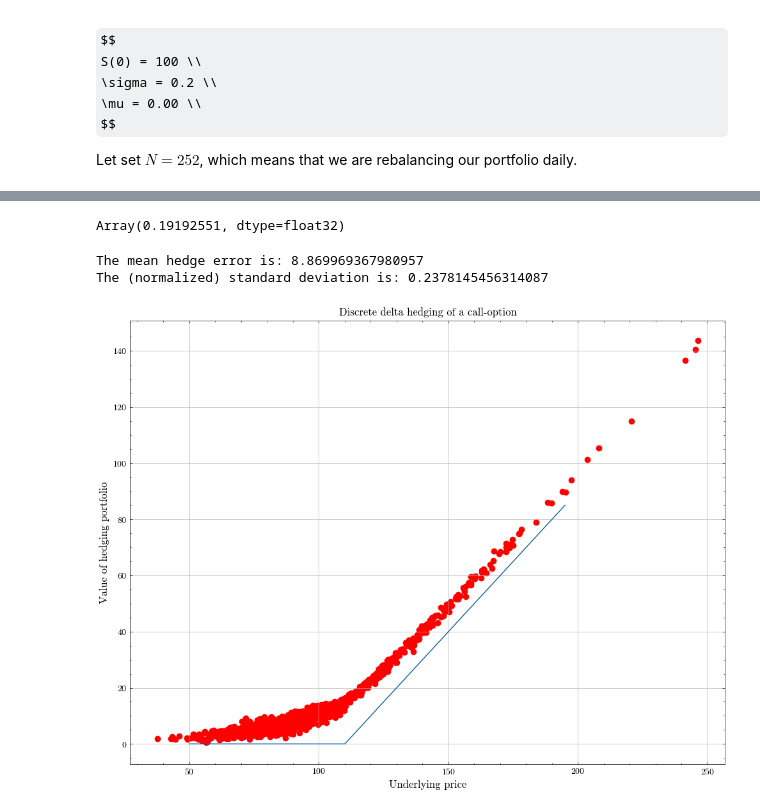
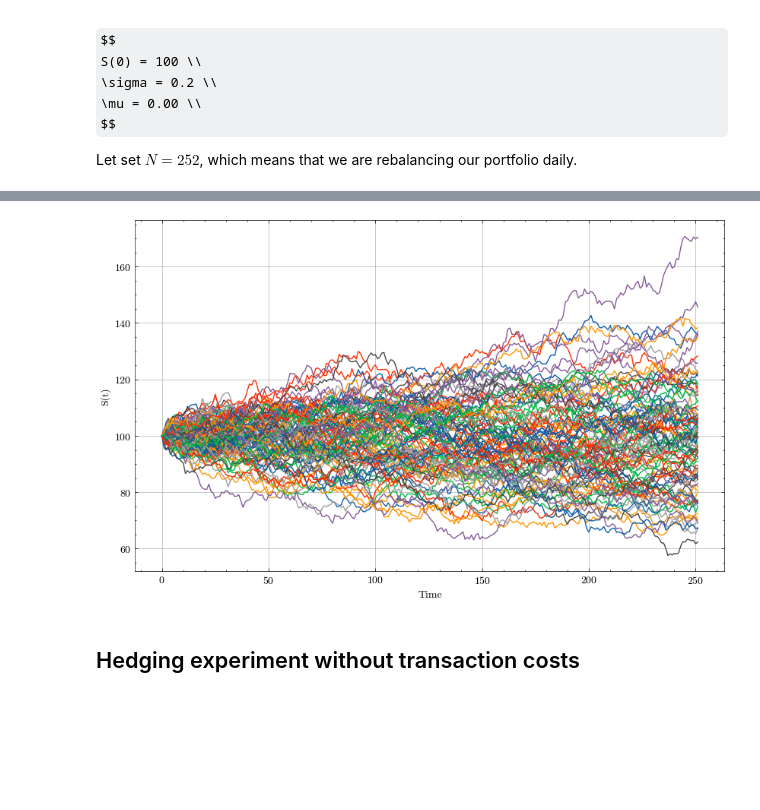
Before and after one commit to paolodelia99/delta-hedging, a Jupyter notebook: heston-hedging/heston_delta_hedging.ipynb, the cells around one changed output, grey strips where cells are left out. Saved outputs shown, nothing was run; the diff lists cells and outputs as text; code cells hidden in the pictures; some formulas as TeX source; blank space fills up the shorter version.

Commit message:
Added heston hedging experiments and first draft of IV calculation

```diff
--- a/heston-hedging/heston_delta_hedging.ipynb
+++ b/heston-hedging/heston_delta_hedging.ipynb
@@ -127,28 +39,27 @@ Array(3.8300557, dtype=float32)
-# %%
-jnp.std(jnp.asarray(vs) - jnp.asarray(cs)) / jnp.asarray(cs)[0, 0]
-# %% [output]
-Array(0.19192551, dtype=float32)
-# %%
-print(f'The mean hedge error is: {jnp.mean(hedge_error[-1])}')
-print(f'The (normalized) standard deviation is: {jnp.std(hedge_error[-1]) / jnp.asarray(cs)[0, 0]}')
-# %% [output]
-The mean hedge error is: 8.869969367980957
-The (normalized) standard deviation is: 0.2378145456314087
-# %%
-font = {'color':  'black',
-        'weight': 'normal',
-        'size': 12
-       }
-
-s = jnp.arange(50,200,5)
-payoff= jnp.maximum(s - K, 0)
-plt.figure(figsize=(12,9))
-plt.plot(s,payoff)
-plt.scatter(stock_paths[-1, :], jnp.asarray(vs)[-1, :], c='red')
-plt.title("Discrete delta hedging of a call-option", fontdict=font)
-plt.xlabel("Underlying price", fontdict=font)
-plt.ylabel("Value of hedging portfolio", fontdict=font)
-plt.grid(True)
-plt.show()
-# %% [output]
-[figure, removed]
+# %%
+# Initialize the Univariate Heston Model
+s0 = 100.0
+v0 = 0.04
+mean = 0.0
+kappa = 1.0
+theta = 0.04
+sigma = 0.1
+rho = -0.7
+
+heston_model = UnivHestonModel(s0, v0, mean, kappa, theta, sigma, rho)
+# %%
+maturity = 1.0
+N = 252
+dt = maturity / N
+n_sim = 1000
+
+stock_paths, var_process = heston_model.sample_paths(maturity, N, n_sim)
+# %%
+plt.figure(figsize=(10, 6))
+plt.plot(stock_paths[:, :100])
+plt.ylabel('S(t)')
+plt.xlabel('Time')
+plt.grid()
+plt.show()
+# %% [output]
+[figure, added]
@@ -154,0 +69,2 @@ plt.show()
+# %% [markdown]
+## Hedging experiment without transaction costs
```
Also changed, not shown: parts of 137 cells of this notebook, 1 other file.
